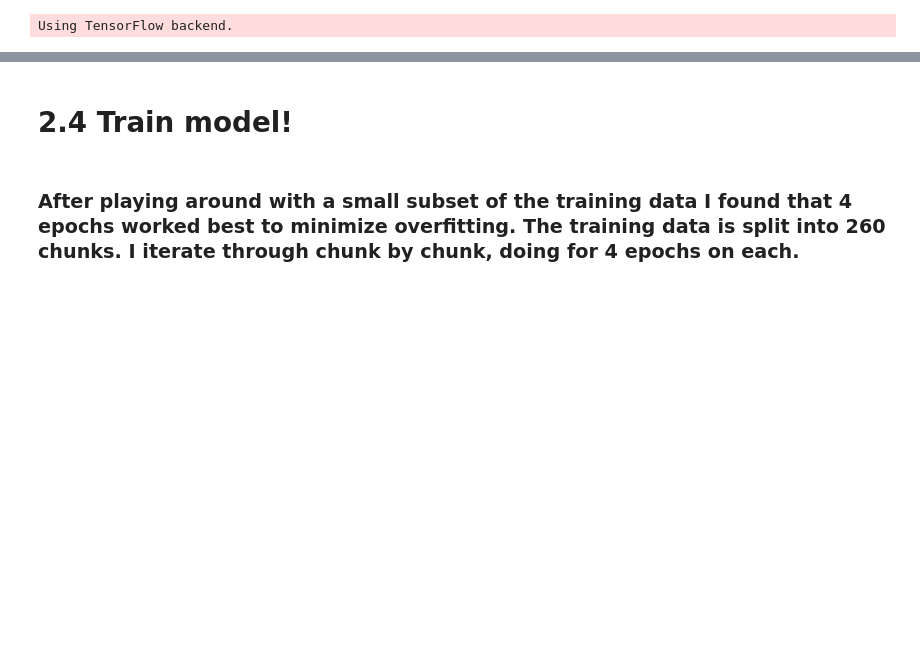
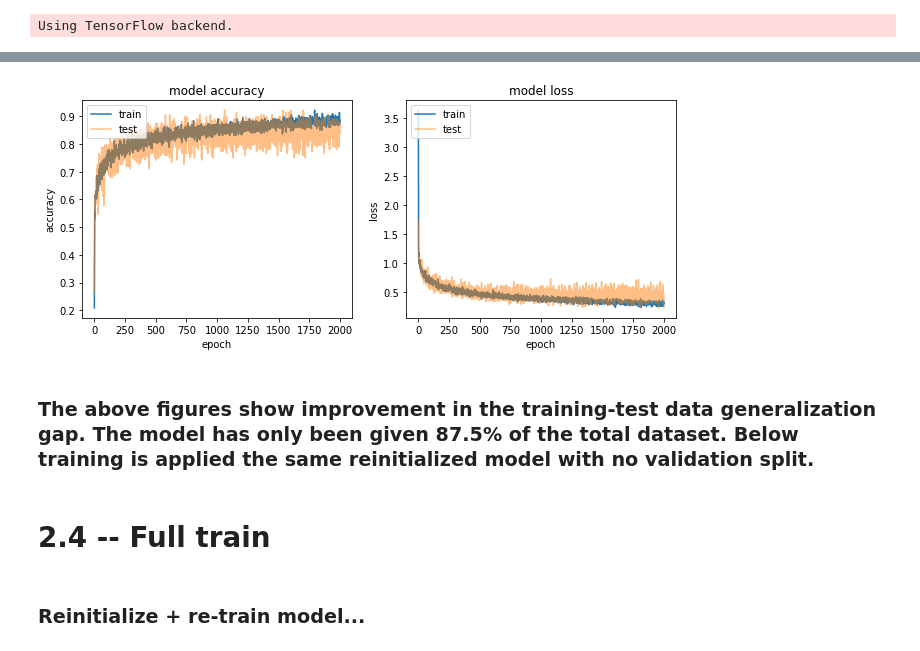
Before and after one commit to dtesselaar/Kaggle--Wingbeats, a Jupyter notebook: Learn.ipynb, the cells around one changed output, grey strips where cells are left out. Saved outputs shown, nothing was run; the diff lists cells and outputs as text; code cells hidden in the pictures; blank space fills up the shorter version.

```diff
--- a/Learn.ipynb
+++ b/Learn.ipynb
@@ -92,0 +258,2 @@ _________________________________________________________________
+# %%
+model.compile(loss='categorical_crossentropy', metrics=['accuracy'], optimizer='adam')
@@ -92,0 +337,18 @@ _________________________________________________________________
+# %%
+model = Sequential()
+
+model.add(Conv2D(16, kernel_size=(4, 4), strides=(1, 1), activation='relu', input_shape=(129,129,1)))
+model.add(MaxPooling2D(pool_size=(2, 2), strides=(2, 2)))
+
+model.add(Conv2D(32, (4, 4), activation='relu'))
+model.add(MaxPooling2D(pool_size=(2, 2)))
+
+model.add(Conv2D(64, (4, 4), activation='relu'))
+model.add(MaxPooling2D(pool_size=(2, 2)))
+
+model.add(Flatten())
+model.add(Dense(1024, activation='relu'))
+model.add(Dropout(0.25))
+model.add(Dense(6, activation='softmax'))
+# %%
+model.compile(loss='categorical_crossentropy', metrics=['accuracy'], optimizer='adam')
@@ -92,0 +404,22 @@ _________________________________________________________________
+# %%
+plt.subplot(1,2,1)
+plt.plot(acc)
+plt.plot(val_acc, alpha=0.5)
+plt.title('model accuracy')
+plt.ylabel('accuracy')
+plt.xlabel('epoch')
+plt.legend(['train', 'test'], loc='upper left')
+
+
+plt.subplot(1,2,2)
+plt.plot(loss)
+plt.plot(val_loss, alpha=0.5)
+plt.title('model loss')
+plt.ylabel('loss')
+plt.xlabel('epoch')
+plt.legend(['train', 'test'], loc='upper left')
+
+plt.subplots_adjust(right=1.5)
+plt.show()
+# %% [output]
+[figure, added]
@@ -93,4 +428,6 @@ _________________________________________________________________
+# %% [markdown]
+###  The above figures show improvement in the training-test data generalization gap. The model has only been given 87.5% of the total dataset. Below training is applied the same reinitialized model with no validation split.
 # %% [markdown]
-# 2.4 Train model!
+# 2.4 -- Full train
-# %% [markdown]
-### After playing around with a small subset of the training data I found that 4 epochs worked best to minimize overfitting. The training data is split into 260 chunks. I iterate through chunk by chunk, doing for 4 epochs on each.
+# %% [markdown]
+### Reinitialize + re-train model...
```
Also changed, not shown: parts of 51 cells of this notebook, 2 other files.
